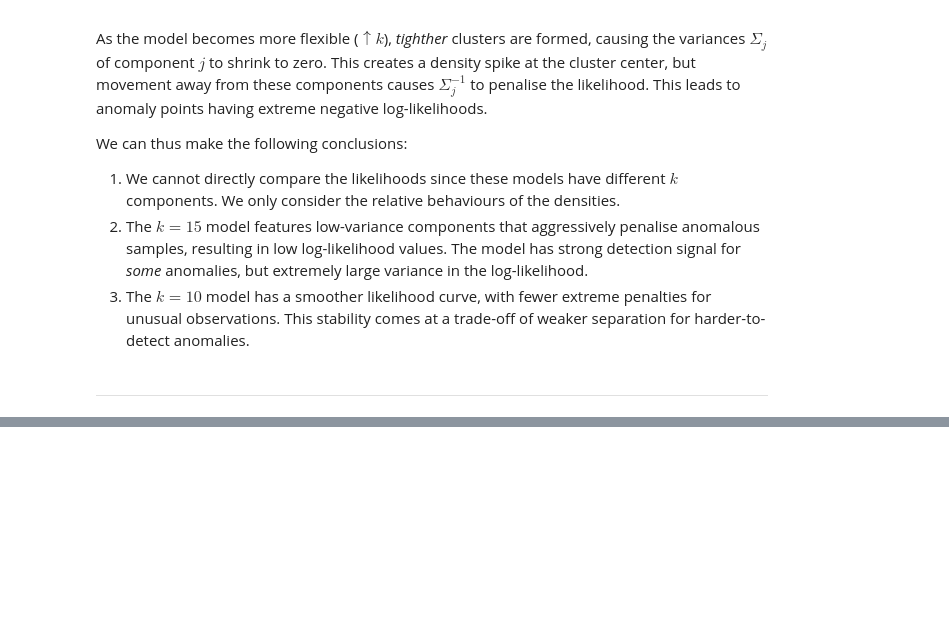
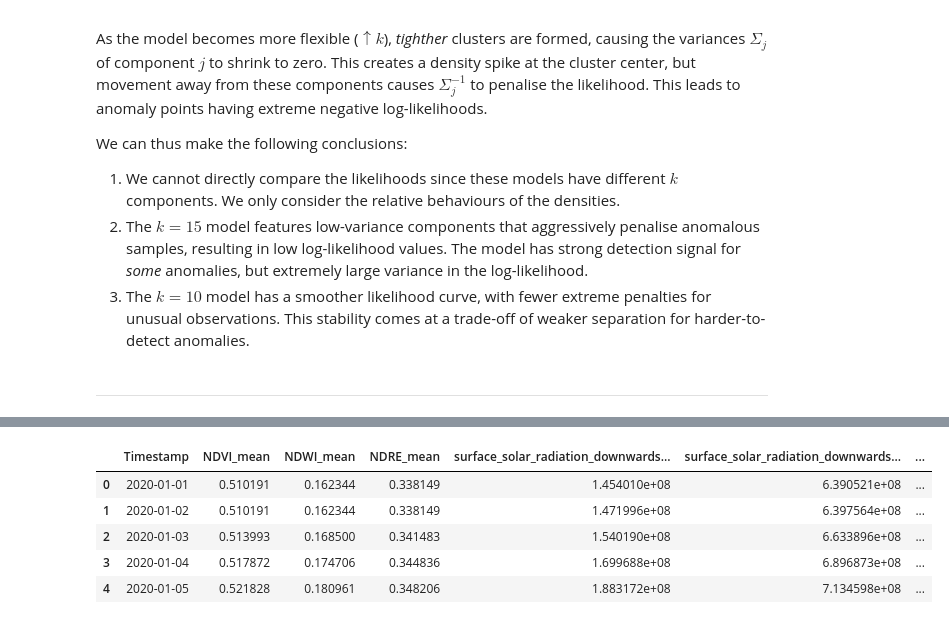
Before and after one commit to asembreek/fieldlens, a Jupyter notebook: notebooks/4. Gaussian Mixture Model.ipynb, the cells around one changed output, grey strips where cells are left out. Saved outputs shown, nothing was run; the diff lists cells and outputs as text; code cells hidden in the pictures; blank space fills up the shorter version.

```diff
--- a/notebooks/4. Gaussian Mixture Model.ipynb
+++ b/notebooks/4. Gaussian Mixture Model.ipynb
@@ -430 +441,17 @@ eng_features = [
 ]
+# %%
+# Get normal data
+X_part1 = norm_eng_ns_df[eng_features]
+X_part2 = norm_roll_lag_df[roll_lag_features]
+X_non_spectral_norm = pd.merge(X_part2, X_part1, on="Timestamp")
+
+# Merge with interpolated spectral dataframe
+X_norm = norm_interpolated_df.merge(X_non_spectral_norm, on="Timestamp", how="left")
+X_norm.head()
+# %% [output]
+|  | Timestamp | NDVI_mean | NDWI_mean | NDRE_mean | surface_solar_radiation_downwards... | surface_solar_radiation_downwards... | ... |
+| 0 | 2020-01-01 | 0.510191 | 0.162344 | 0.338149 | 1.454010e+08 | 6.390521e+08 | ... |
+| 1 | 2020-01-02 | 0.510191 | 0.162344 | 0.338149 | 1.471996e+08 | 6.397564e+08 | ... |
+| 2 | 2020-01-03 | 0.513993 | 0.168500 | 0.341483 | 1.540190e+08 | 6.633896e+08 | ... |
+| 3 | 2020-01-04 | 0.517872 | 0.174706 | 0.344836 | 1.699688e+08 | 6.896873e+08 | ... |
+| 4 | 2020-01-05 | 0.521828 | 0.180961 | 0.348206 | 1.883172e+08 | 7.134598e+08 | ... |
```
Also changed, not shown: parts of 18 cells of this notebook, 1 other file.
